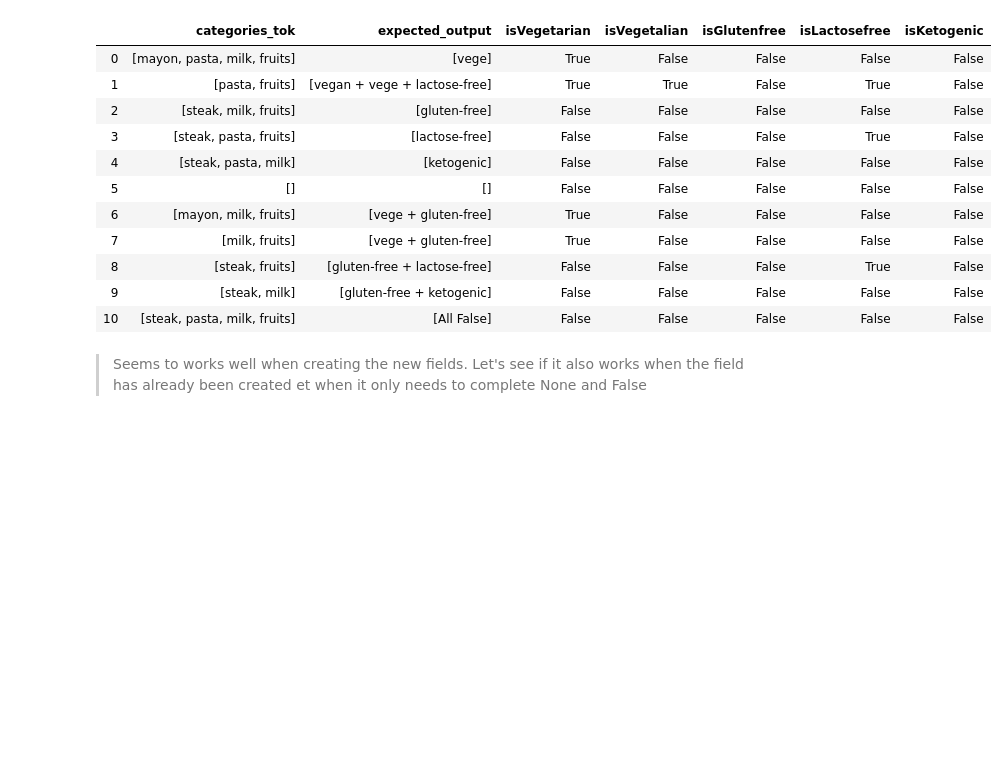
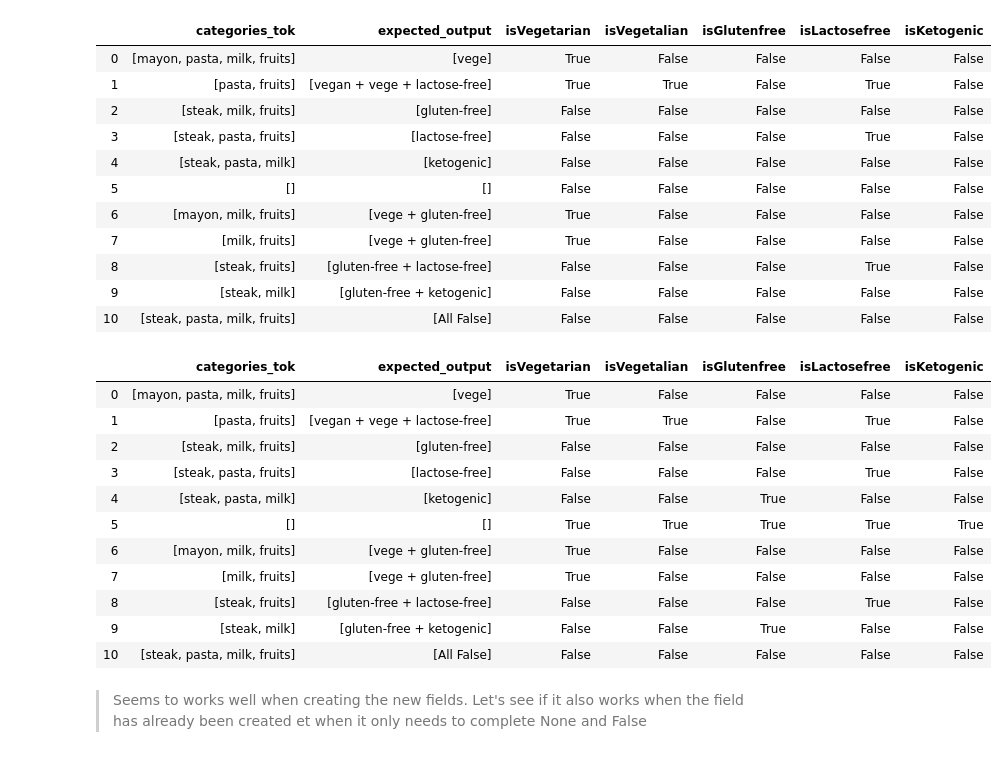
Before and after one commit to romi514/ProjectADA, a Jupyter notebook: project_tagADA.ipynb, the cells around one changed output. Drawn from its saved outputs; the diff is of its cells as text; code cells hidden in the pictures; blank space fills up the shorter version.

Commit message:
continue working on diets

```diff
--- a/project_tagADA.ipynb
+++ b/project_tagADA.ipynb
@@ -1102,7 +1102,7 @@ We create dictionary for each diets. They have a YES list and NO list. A product
 # authorized_listnames_categories
 # %%
 # GENERAL LISTS
-viand_list =  ['foi', 'foie', 'sauc', 'steak', 'viand', 'viandes', 'meat', 'beef', 'poisson', 'charcut', 'charcuteries', 'charcuteri', 'poulet', 'poul', 'volaill', 'jambons', 'jambon', 'jam', 'rillet', 'sardin', 'thon', 'steak', 'saumon', 'salmon', 'escalop', 'dind', 'jam', \
+viand_list =  ['foi', 'foie', 'steak', 'viand', 'sausag', 'viandes', 'meat', 'beef', 'poisson', 'charcut', 'charcuteries', 'charcuteri', 'poulet', 'poul', 'volaill', 'jambons', 'jambon', 'jam', 'rillet', 'sardin', 'thon', 'steak', 'saumon', 'salmon', 'escalop', 'dind', 'jam', \
                'terrin', 'boudin', 'animal', 'cannard', 'porc', 'lasagn', 'cuiss', 'fish', 'crevet', 'fleisch', 'vach', 'chipolat', 'fisch', 'lardon', 'bacon', 'hareng', 'seafood', 'chicken', 'breb', 'bovin']
 
 lactose_list = ['fromag', 'lait', 'yaourt', 'bi', 'écrem', 'cream', 'crem', 'glac', 'milk', 'milks', 'dairi', 'dair', 'dairies', 'beurr', 'milch', 'milchprodukt', 'chee', \
@@ -1397,8 +1400,15 @@ def isDiet(input_df, split_col, regimes, isRegimes_lists = None, notRegimes_list
 
         elif (isRegimes_lists!=None) & (notRegimes_lists!=None):
             tmp_data = data.loc[data[split_col].notnull(), split_col].copy()
-            tmp_diet = tmp_data.apply(lambda token_list : bool((any([token in isRegimes_lists[index] for token in token_list])) & \
-                                                                (all([token not in notRegimes_lists[index] for token in token_list]))))
+
+            tmp_diet_not = tmp_data.apply(lambda token_list : bool ((any([token in notRegimes_lists[index] for token in token_list])))).apply(lambda boolean: not(boolean))
+            tmp_diet_is =  tmp_data.apply(lambda token_list : bool ((any([token in isRegimes_lists[index] for token in token_list]))))
+
+            tmp_diet = pd.DataFrame()
+            tmp_diet["not"] = tmp_diet_not
+            tmp_diet["is"] = tmp_diet_is
+
+            tmp_diet = tmp_diet.apply(lambda row : isAndnot(row), axis = 1)
 
             if isRegime in data.columns:
                 index1 = data[(data[isRegime]==False) | (data[isRegime].isnull())].index
@@ -1409,7 +1419,7 @@ def isDiet(input_df, split_col, regimes, isRegimes_lists = None, notRegimes_list
 
         elif ((isRegimes_lists==None) & (notRegimes_lists!=None)):
             tmp_data = data.loc[data[split_col].notnull(), split_col]
-            tmp_diet = tmp_data.apply(lambda token_list : bool(all([token not in notRegimes_lists[index] for token in token_list])))
+            tmp_diet = tmp_data.apply(lambda token_list : bool ((any([token in notRegimes_lists[index] for token in token_list])))).apply(lambda boolean: not(boolean))
 
             if isRegime in data.columns:
                 index1 = data[(data[isRegime]==False) | (data[isRegime].isnull())].index
@@ -1419,6 +1429,9 @@ def isDiet(input_df, split_col, regimes, isRegimes_lists = None, notRegimes_list
                 data[isRegime] = tmp_diet
 
     return data
+
+def isAndnot(row):
+    return row["is"] and row["not"]
 # %% [markdown]
 ### Let's test if ___isDiet()___ works
 # %%
@@ -1469,6 +1482,22 @@ testdf_categories
 | 8 | [steak, fruits] | [gluten-free + lactose-free] | False | False | False | True | False |
 | 9 | [steak, milk] | [gluten-free + ketogenic] | False | False | False | False | False |
 | 10 | [steak, pasta, milk, fruits] | [All False] | False | False | False | False | False |
+# %%
+testdf_categories = isDiet(testdf_categories, "categories_tok", regimes[:5], notRegimes_lists = notRegimes_categories[:5])
+testdf_categories
+# %% [output]
+|  | categories_tok | expected_output | isVegetarian | isVegetalian | isGlutenfree | isLactosefree | isKetogenic |
+| 0 | [mayon, pasta, milk, fruits] | [vege] | True | False | False | False | False |
+| 1 | [pasta, fruits] | [vegan + vege + lactose-free] | True | True | False | True | False |
+| 2 | [steak, milk, fruits] | [gluten-free] | False | False | False | False | False |
+| 3 | [steak, pasta, fruits] | [lactose-free] | False | False | False | True | False |
+| 4 | [steak, pasta, milk] | [ketogenic] | False | False | True | False | False |
+| 5 | [] | [] | True | True | True | True | True |
+| 6 | [mayon, milk, fruits] | [vege + gluten-free] | True | False | False | False | False |
+| 7 | [milk, fruits] | [vege + gluten-free] | True | False | False | False | False |
+| 8 | [steak, fruits] | [gluten-free + lactose-free] | False | False | False | True | False |
+| 9 | [steak, milk] | [gluten-free + ketogenic] | False | False | True | False | False |
+| 10 | [steak, pasta, milk, fruits] | [All False] | False | False | False | False | False |
 # %% [markdown]
 >Seems to works well when creating the new fields. Let's see if it also works when the field has already been created et when it only needs to complete None and False
 # %%
```
Also changed, not shown: parts of 21 cells of this notebook.
